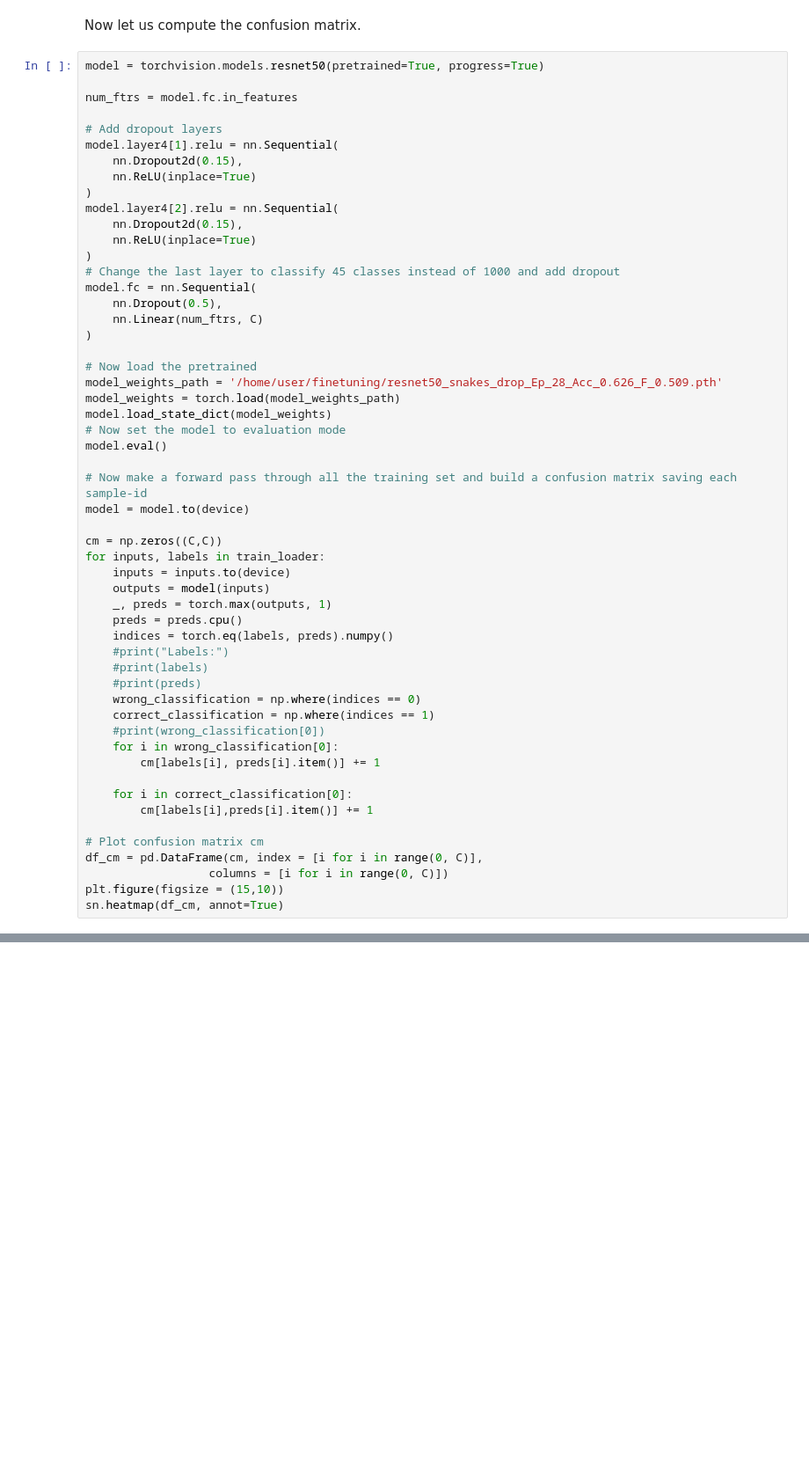
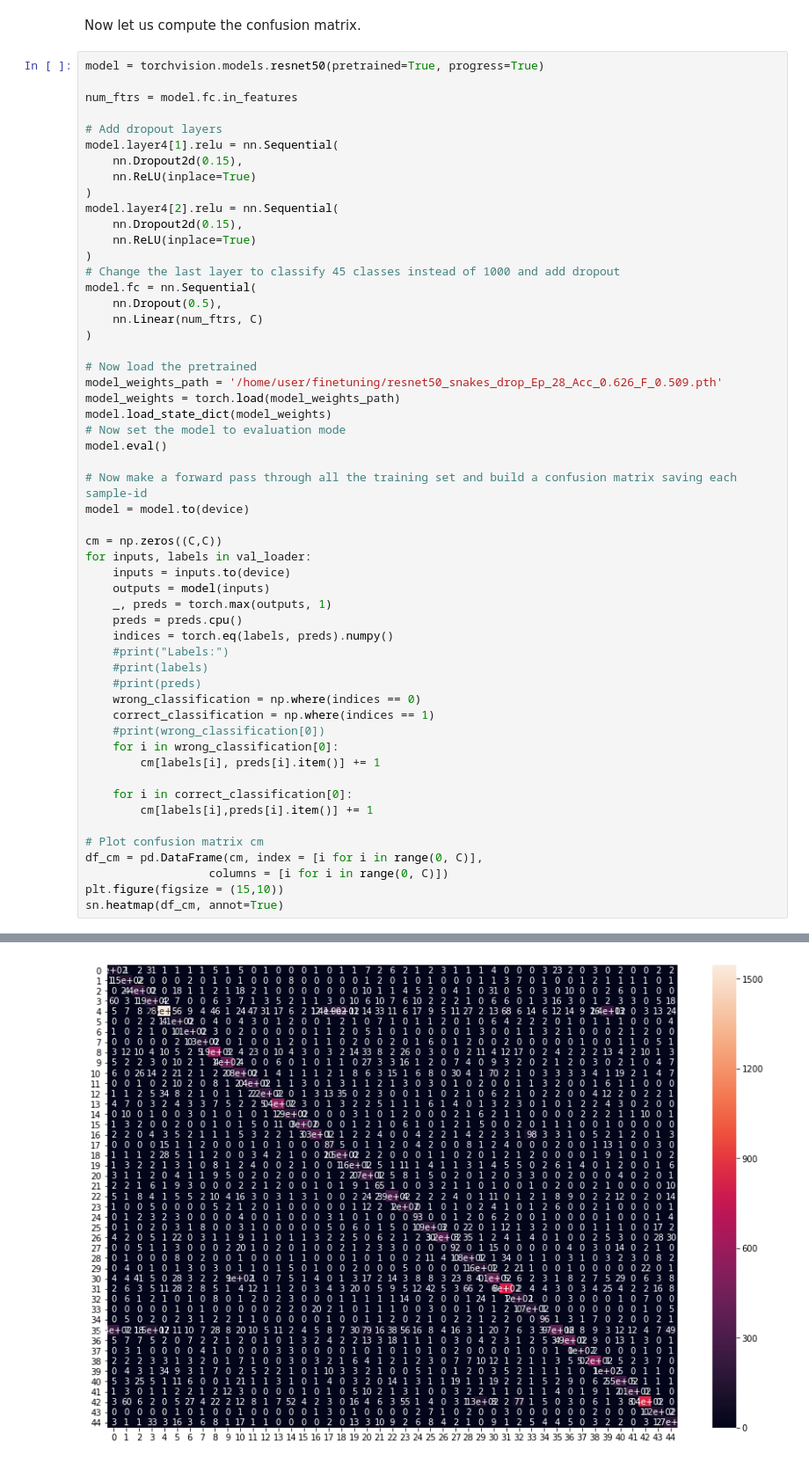
Before and after one commit to ppalaupuigdevall/snake-classification, a Jupyter notebook: Snake Classification-Dropout.ipynb, the cells around one changed output, grey strips where cells are left out. Shown at 88% size. Saved outputs shown, nothing was run; the diff lists cells and outputs as text; blank space fills up the shorter version.

```diff
--- a/Snake Classification-Dropout.ipynb
+++ b/Snake Classification-Dropout.ipynb
@@ -365,7 +366,7 @@ model.eval()
 model = model.to(device)
 
 cm = np.zeros((C,C))
-for inputs, labels in train_loader:
+for inputs, labels in val_loader:
     inputs = inputs.to(device)
     outputs = model(inputs)
     _, preds = torch.max(outputs, 1)
@@ -388,3 +389,4 @@ df_cm = pd.DataFrame(cm, index = [i for i in range(0, C)],
                   columns = [i for i in range(0, C)])
 plt.figure(figsize = (15,10))
 sn.heatmap(df_cm, annot=True)
+# %% [output]
@@ -390,0 +394 @@ sn.heatmap(df_cm, annot=True)
+[figure, added]
```
Also changed, not shown: parts of 9 cells of this notebook, 3 other files.
